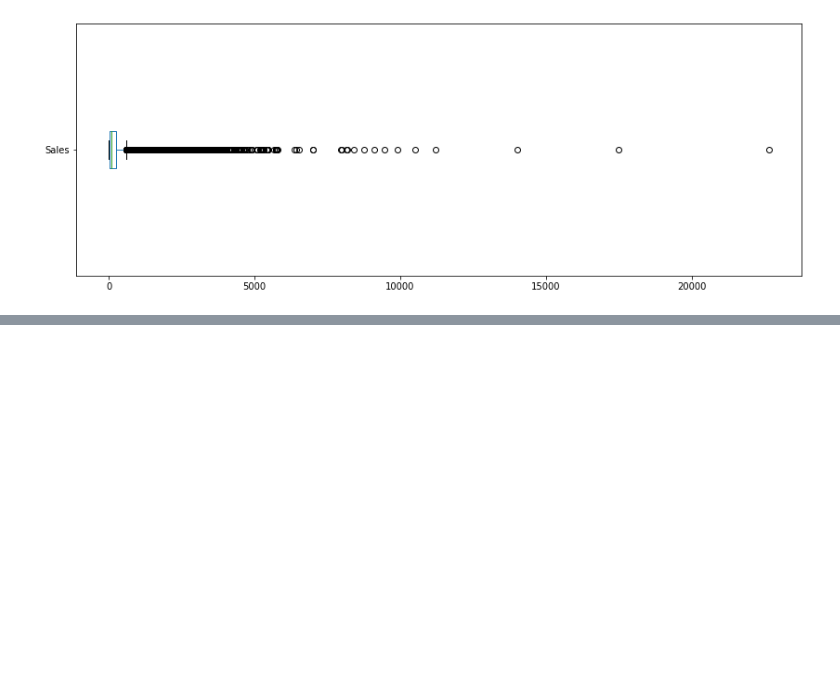
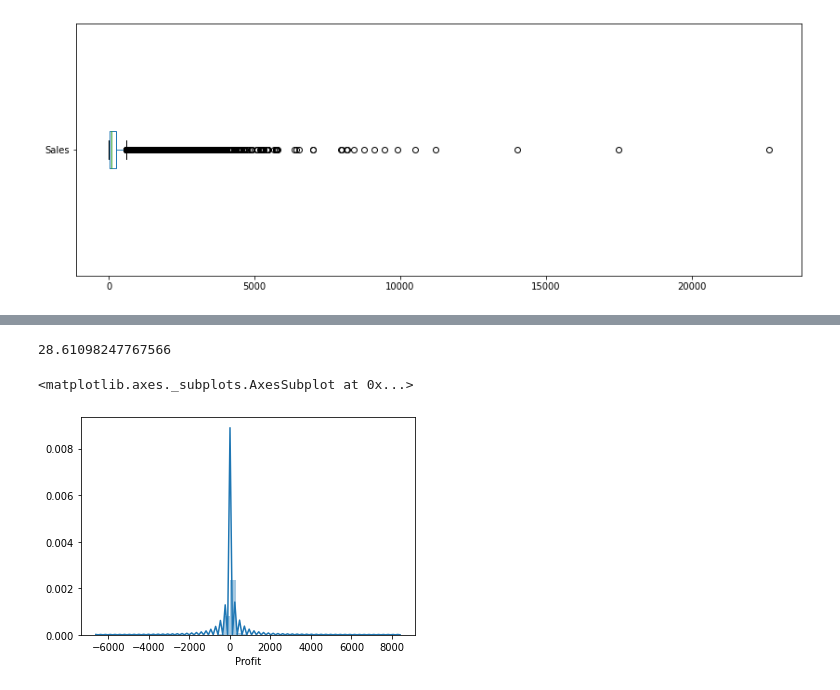
Before and after one commit to abidshafee/dataAnalysis, a Jupyter notebook: dataAnalysis.ipynb, the cells around one changed output, grey strips where cells are left out. Cells and saved outputs as stored; diff of their text form; code cells hidden in the pictures; blank space fills up the shorter version.

```diff
--- a/dataAnalysis.ipynb
+++ b/dataAnalysis.ipynb
@@ -208,0 +221,9 @@ df['Sales'].plot(kind='box', vert=False, figsize=(14, 5))
+# %%
+df['Profit'].mean()
+# %% [output]
+28.61098247767566
+# %%
+sns.distplot(df['Profit'])
+# %% [output]
+<matplotlib.axes._subplots.AxesSubplot at 0x...>
+[figure, added]
```
Also changed, not shown: parts of 2 cells of this notebook.
